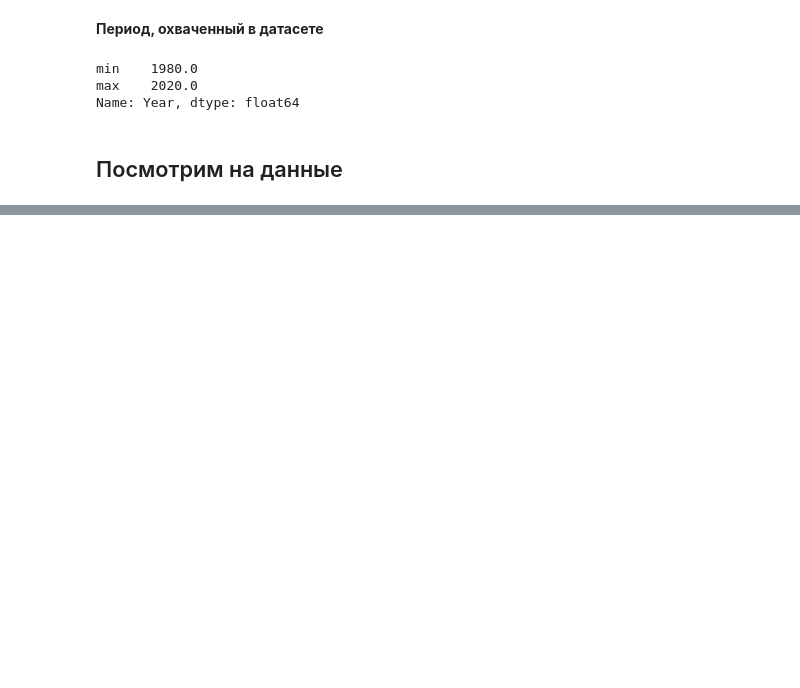
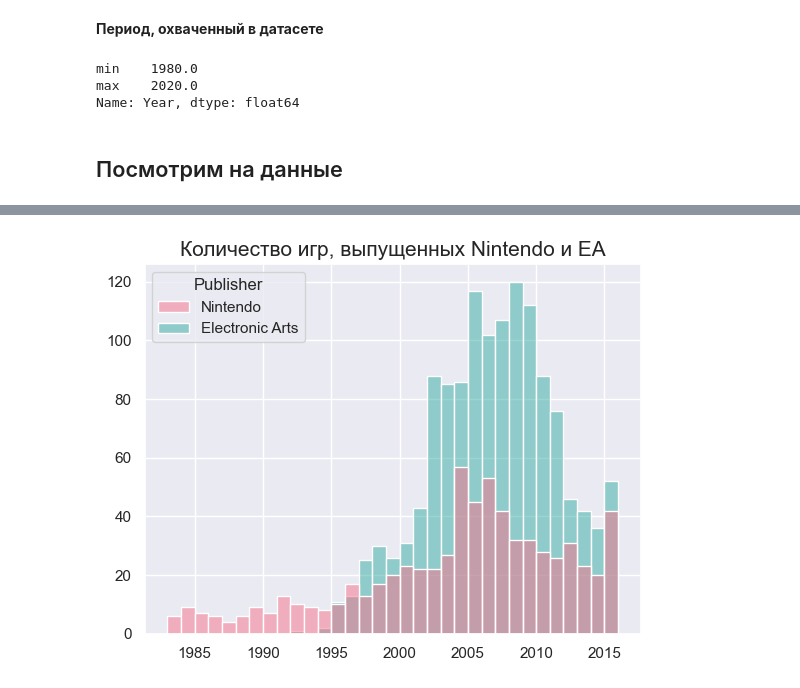
Before and after one commit to ekhavronina/data_analytics, a Jupyter notebook: video_games/video_game_sales.ipynb, the cells around one changed output, grey strips where cells are left out. Cells and saved outputs as stored; diff of their text form; code cells hidden in the pictures; blank space fills up the shorter version.

```diff
--- a/video_games/video_game_sales.ipynb
+++ b/video_games/video_game_sales.ipynb
@@ -313,0 +339,15 @@ games_nintendo_ea['Year'].min()
+# %%
+sns.histplot(data=games_nintendo_ea,
+             x='Year',
+             binwidth=1,
+             hue='Publisher',
+             alpha=0.5,
+             palette='husl'
+            )
+plt.title('Количество игр, выпущенных Nintendo и EA', fontdict={'fontsize': 15})
+plt.xlabel(None)
+plt.ylabel(None)
+
+plt.show()
+# %% [output]
+[figure, added]
```
Also changed, not shown: parts of 39 cells of this notebook.
